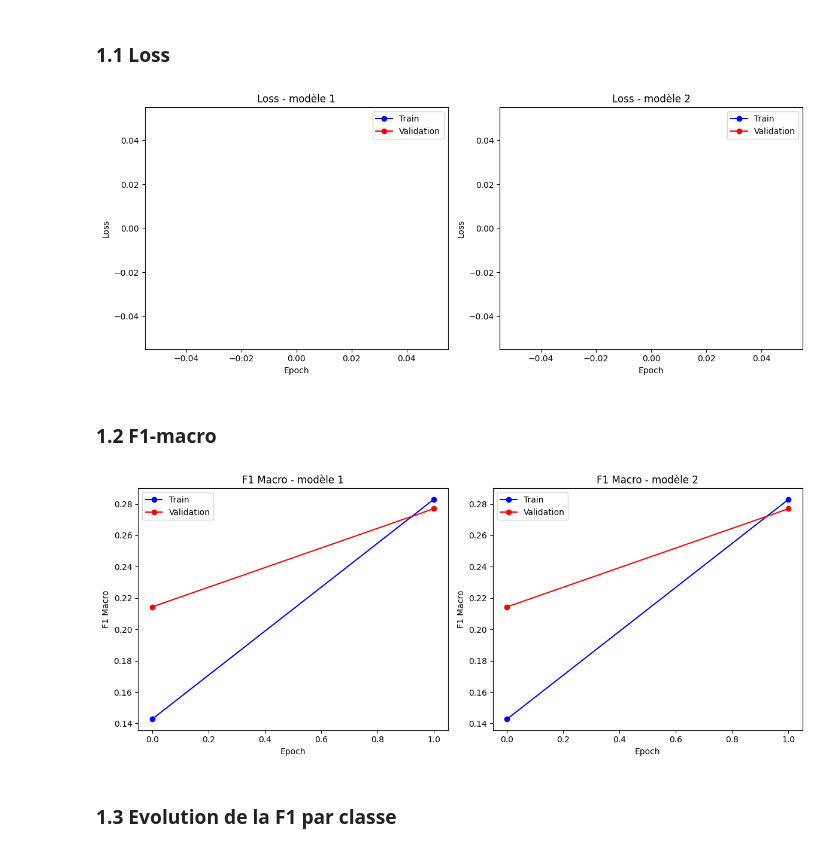
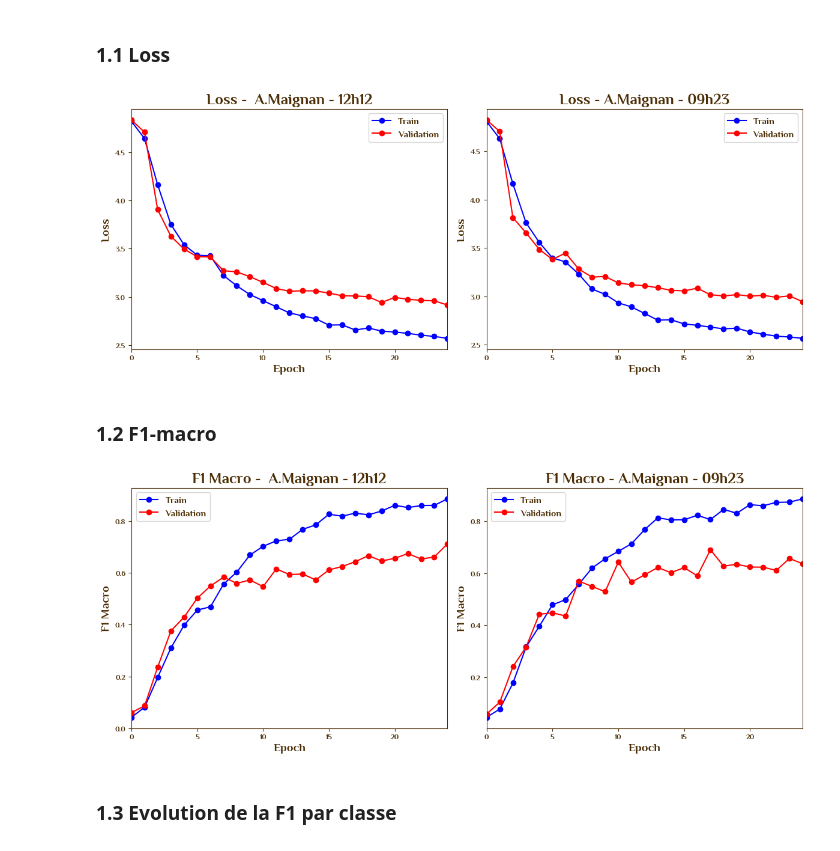
Before and after one commit to alextonon/Hackaton_abeilles_tigres, a Jupyter notebook: notebooks/analyse_résultats.ipynb, the cells around one changed output. Cells and saved outputs as stored; diff of their text form; code cells hidden in the pictures.

Commit message:
visualisation à jour

```diff
--- a/notebooks/analyse_résultats.ipynb
+++ b/notebooks/analyse_résultats.ipynb
@@ -30,5 +68,12 @@ import math
 # %%
 # noms des dossiers de résultats
-resultats_folder_name_ref = "ResnetFineTune_temp_17h27"
-resultats_folder_name_2 = "ResnetFineTune_temp_17h27"
+resultats_folder_name_ref = "ConvNeXtFineTune_Maignan_12h12"
+resultats_folder_name_2 = "ConvNeXtFineTune_Maignan_09h23"
+
+
+nom_modele_1 = " A.Maignan - 12h12"
+nom_modele_2 = "A.Maignan - 09h23"
+
+best_epoch1 = 24
+best_epoch2 = 17
 # %% [markdown]
@@ -317,6 +361,8 @@ nom_modele_2 = "modèle 2"
 ### **1.1 Loss**
 # %%
 fig, axes = plt.subplots(1, 2, figsize=(12, 5))
+
+max_epoch = max(df_log1["epoch"].max(), df_log2["epoch"].max())
 
 # Log 1
 axes[0].plot(df_log1["epoch"], df_log1["train_loss"], marker='o', color="blue", label="Train")
@@ -324,6 +370,7 @@ axes[0].plot(df_log1["epoch"], df_log1["val_loss"], marker='o', color="red", lab
 axes[0].set_title(f"Loss - {nom_modele_1}")
 axes[0].set_xlabel("Epoch")
 axes[0].set_ylabel("Loss")
+axes[0].set_xlim(0, max_epoch)
 axes[0].legend()
 
 
@@ -333,40 +380,47 @@ axes[1].plot(df_log2["epoch"], df_log2["val_loss"], marker='o', color="red", lab
 axes[1].set_title(f"Loss - {nom_modele_2}")
 axes[1].set_xlabel("Epoch")
 axes[1].set_ylabel("Loss")
+axes[1].set_xlim(0, max_epoch)
 axes[1].legend()
 
 
 plt.tight_layout()
 plt.show()
 # %% [output]
-[figure, old version]
+[figure, new version]
 # %% [markdown]
 ### **1.2 F1-macro**
 # %%
+
+
+# Calculer la limite X commune
+max_epoch = max(df_log1["epoch"].max(), df_log2["epoch"].max())
+
+# Création des sous-graphes
 fig, axes = plt.subplots(1, 2, figsize=(12, 5))
 
-# Expérience 1
+# --- Expérience 1 ---
 axes[0].plot(df_log1["epoch"], df_log1["train_f1_macro"], marker='o', color="blue", label="Train")
 axes[0].plot(df_log1["epoch"], df_log1["val_f1_macro"], marker='o', color="red", label="Validation")
 axes[0].set_title(f"F1 Macro - {nom_modele_1}")
 axes[0].set_xlabel("Epoch")
 axes[0].set_ylabel("F1 Macro")
+axes[0].set_xlim(0, max_epoch)  # limite X commune
 axes[0].legend()
 
-
-# Expérience 2
+# --- Expérience 2 ---
 axes[1].plot(df_log2["epoch"], df_log2["train_f1_macro"], marker='o', color="blue", label="Train")
 axes[1].plot(df_log2["epoch"], df_log2["val_f1_macro"], marker='o', color="red", label="Validation")
 axes[1].set_title(f"F1 Macro - {nom_modele_2}")
 axes[1].set_xlabel("Epoch")
 axes[1].set_ylabel("F1 Macro")
+axes[1].set_xlim(0, max_epoch)  # même limite X que l'expérience 1
 axes[1].legend()
-
 
 plt.tight_layout()
 plt.show()
 # %% [output]
-[figure, old version]
+[figure, new version]
 # %% [markdown]
 ### **1.3 Evolution de la F1 par classe**
 # %%
```
Also changed, not shown: parts of 33 cells of this notebook.
